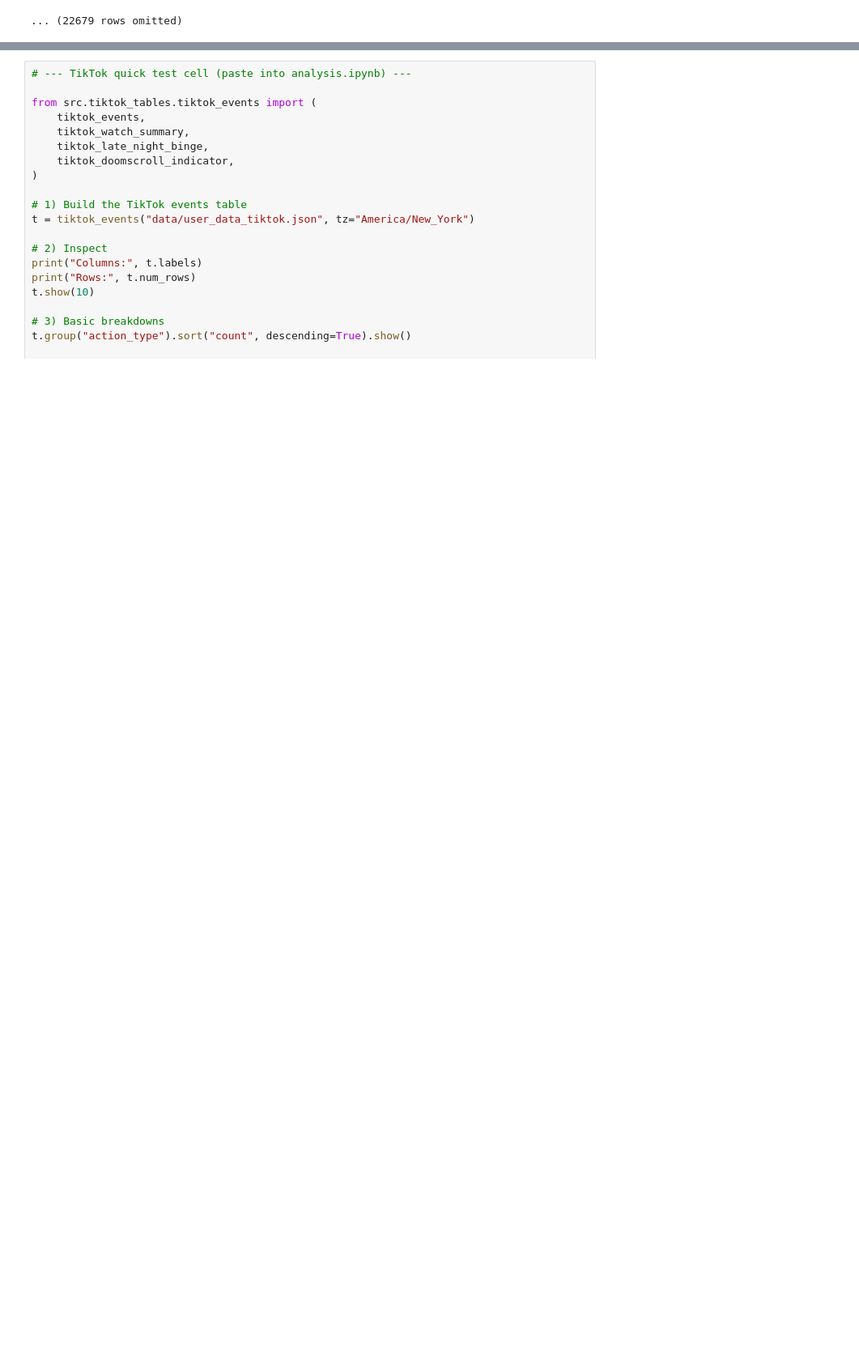
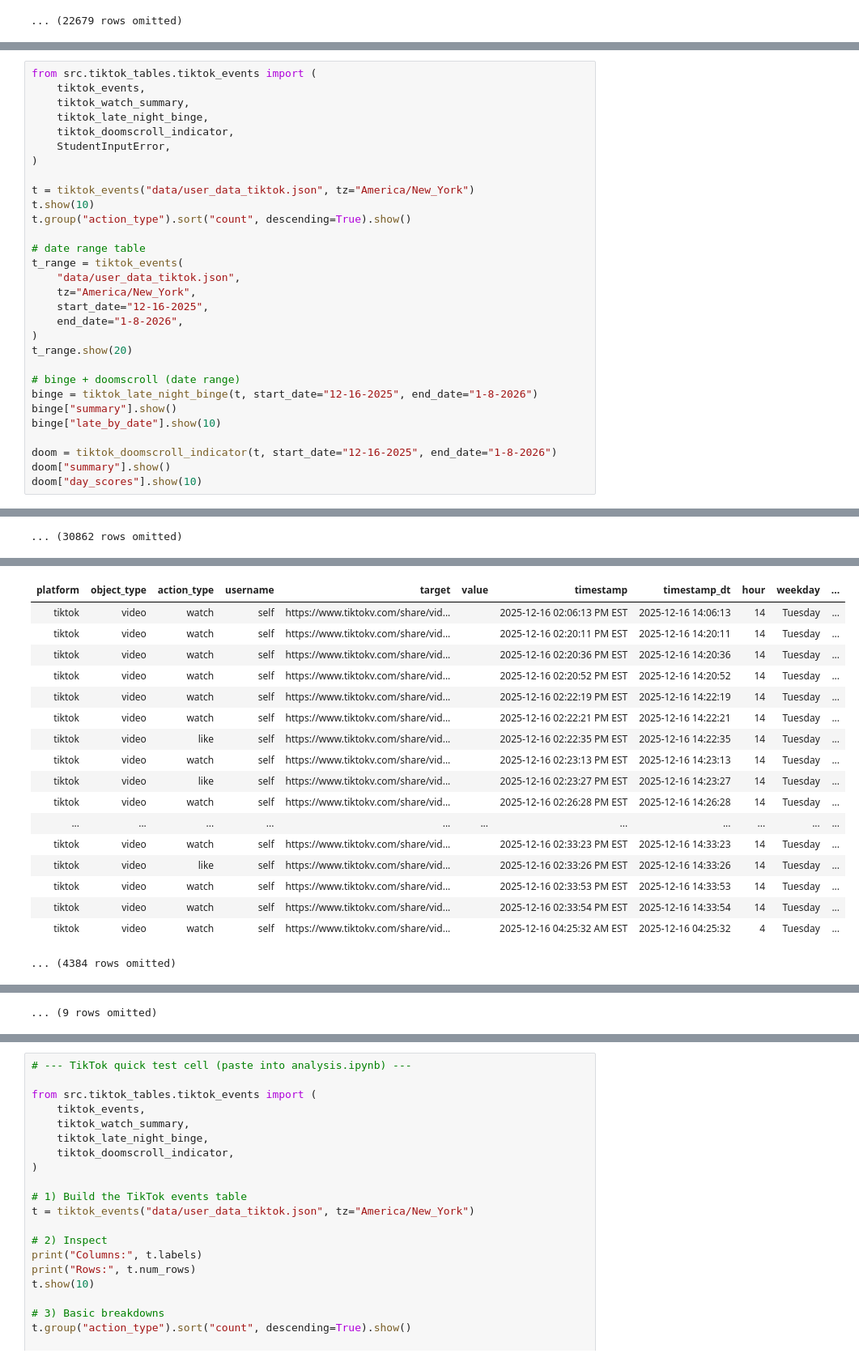
Before and after one commit to lujiec2020/TEEM2, a Jupyter notebook: analysis.ipynb, the cells around one changed output, grey strips where cells are left out. Shown at 81% size. Saved outputs shown, nothing was run; the diff lists cells and outputs as text; blank space fills up the shorter version.

Commit message:
New code with Nine reccomendations, and select, and error handling

```diff
--- a/analysis.ipynb
+++ b/analysis.ipynb
@@ -165,0 +213,31 @@ Rows: 30872
+# %%
+from src.tiktok_tables.tiktok_events import (
+    tiktok_events,
+    tiktok_watch_summary,
+    tiktok_late_night_binge,
+    tiktok_doomscroll_indicator,
+    StudentInputError,
+)
+
+t = tiktok_events("data/user_data_tiktok.json", tz="America/New_York")
+t.show(10)
+t.group("action_type").sort("count", descending=True).show()
+
+# date range table
+t_range = tiktok_events(
+    "data/user_data_tiktok.json",
+    tz="America/New_York",
+    start_date="12-16-2025",
+    end_date="1-8-2026",
+)
+t_range.show(20)
+
+# binge + doomscroll (date range)
+binge = tiktok_late_night_binge(t, start_date="12-16-2025", end_date="1-8-2026")
+binge["summary"].show()
+binge["late_by_date"].show(10)
+
+doom = tiktok_doomscroll_indicator(t, start_date="12-16-2025", end_date="1-8-2026")
+doom["summary"].show()
+doom["day_scores"].show(10)
+# %% [output]
@@ -165,0 +255 @@ Rows: 30872
+... (30862 rows omitted)
@@ -165,0 +263,18 @@ Rows: 30872
+| platform | object_type | action_type | username | target | value | timestamp | timestamp_dt | hour | weekday | ... |
+| tiktok | video | watch | self | https://www.tiktokv.com/share/vid... |  | 2025-12-16 02:06:13 PM EST | 2025-12-16 14:06:13 | 14 | Tuesday | ... |
+| tiktok | video | watch | self | https://www.tiktokv.com/share/vid... |  | 2025-12-16 02:20:11 PM EST | 2025-12-16 14:20:11 | 14 | Tuesday | ... |
+| tiktok | video | watch | self | https://www.tiktokv.com/share/vid... |  | 2025-12-16 02:20:36 PM EST | 2025-12-16 14:20:36 | 14 | Tuesday | ... |
+| tiktok | video | watch | self | https://www.tiktokv.com/share/vid... |  | 2025-12-16 02:20:52 PM EST | 2025-12-16 14:20:52 | 14 | Tuesday | ... |
+| tiktok | video | watch | self | https://www.tiktokv.com/share/vid... |  | 2025-12-16 02:22:19 PM EST | 2025-12-16 14:22:19 | 14 | Tuesday | ... |
+| tiktok | video | watch | self | https://www.tiktokv.com/share/vid... |  | 2025-12-16 02:22:21 PM EST | 2025-12-16 14:22:21 | 14 | Tuesday | ... |
+| tiktok | video | like | self | https://www.tiktokv.com/share/vid... |  | 2025-12-16 02:22:35 PM EST | 2025-12-16 14:22:35 | 14 | Tuesday | ... |
+| tiktok | video | watch | self | https://www.tiktokv.com/share/vid... |  | 2025-12-16 02:23:13 PM EST | 2025-12-16 14:23:13 | 14 | Tuesday | ... |
+| tiktok | video | like | self | https://www.tiktokv.com/share/vid... |  | 2025-12-16 02:23:27 PM EST | 2025-12-16 14:23:27 | 14 | Tuesday | ... |
+| tiktok | video | watch | self | https://www.tiktokv.com/share/vid... |  | 2025-12-16 02:26:28 PM EST | 2025-12-16 14:26:28 | 14 | Tuesday | ... |
+| ... | ... | ... | ... | ... | ... | ... | ... | ... | ... | ... |
+| tiktok | video | watch | self | https://www.tiktokv.com/share/vid... |  | 2025-12-16 02:33:23 PM EST | 2025-12-16 14:33:23 | 14 | Tuesday | ... |
+| tiktok | video | like | self | https://www.tiktokv.com/share/vid... |  | 2025-12-16 02:33:26 PM EST | 2025-12-16 14:33:26 | 14 | Tuesday | ... |
+| tiktok | video | watch | self | https://www.tiktokv.com/share/vid... |  | 2025-12-16 02:33:53 PM EST | 2025-12-16 14:33:53 | 14 | Tuesday | ... |
+| tiktok | video | watch | self | https://www.tiktokv.com/share/vid... |  | 2025-12-16 02:33:54 PM EST | 2025-12-16 14:33:54 | 14 | Tuesday | ... |
+| tiktok | video | watch | self | https://www.tiktokv.com/share/vid... |  | 2025-12-16 04:25:32 AM EST | 2025-12-16 04:25:32 | 4 | Tuesday | ... |
+... (4384 rows omitted)
@@ -165,0 +298 @@ Rows: 30872
+... (9 rows omitted)
```
Also changed, not shown: parts of 3 cells of this notebook, 4 other files.
